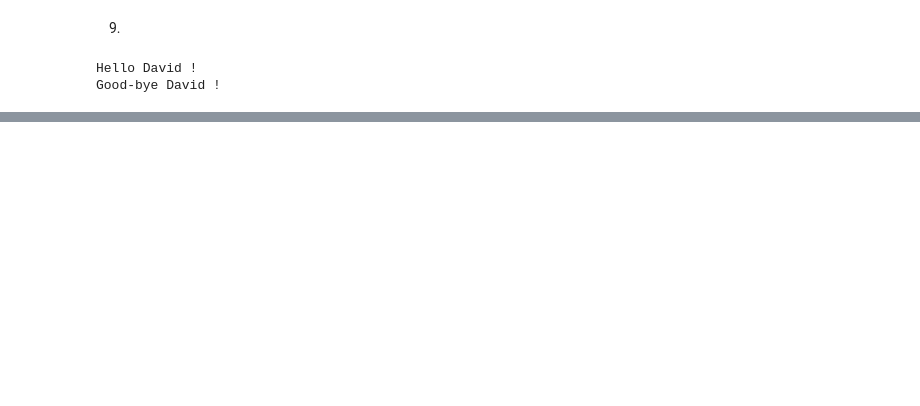
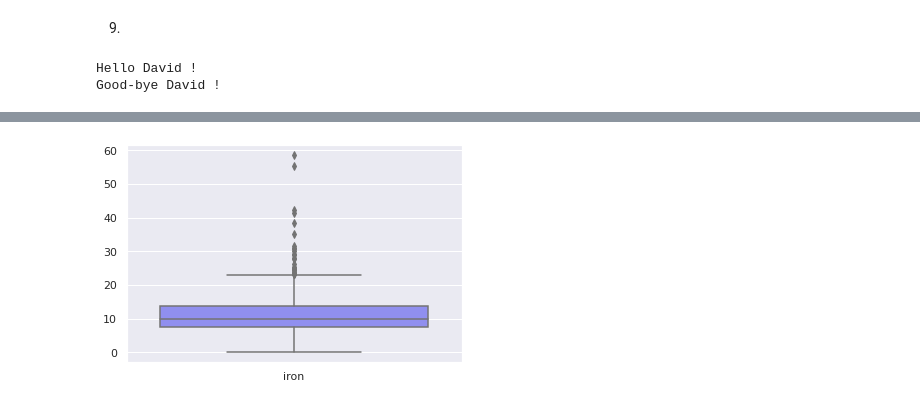
Before and after one commit to yk-Jeong/KNOU, a Jupyter notebook: 2022_2_파이썬과R_출석수업과제물.ipynb, the cells around one changed output, grey strips where cells are left out. Cells and saved outputs as stored; diff of their text form; code cells hidden in the pictures; blank space fills up the shorter version.

```diff
--- a/2022_2_파이썬과R_출석수업과제물.ipynb
+++ b/2022_2_파이썬과R_출석수업과제물.ipynb
@@ -88,0 +186,5 @@ Good-bye David !
+# %%
+sns.boxplot(data=df[['iron']], palette='cool')
+plt.show()
+# %% [output]
+[figure, added]
```
Also changed, not shown: parts of 23 cells of this notebook.
